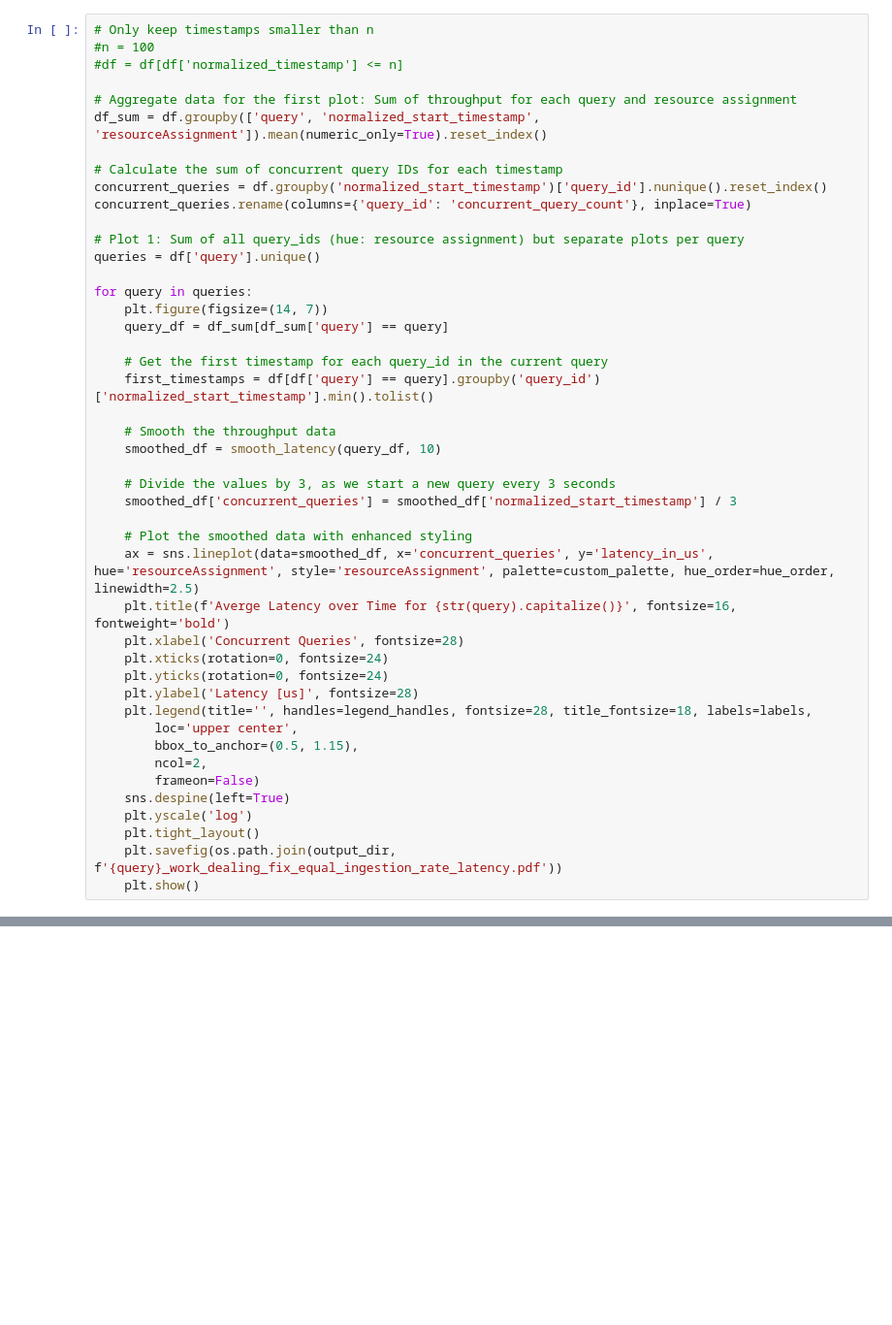
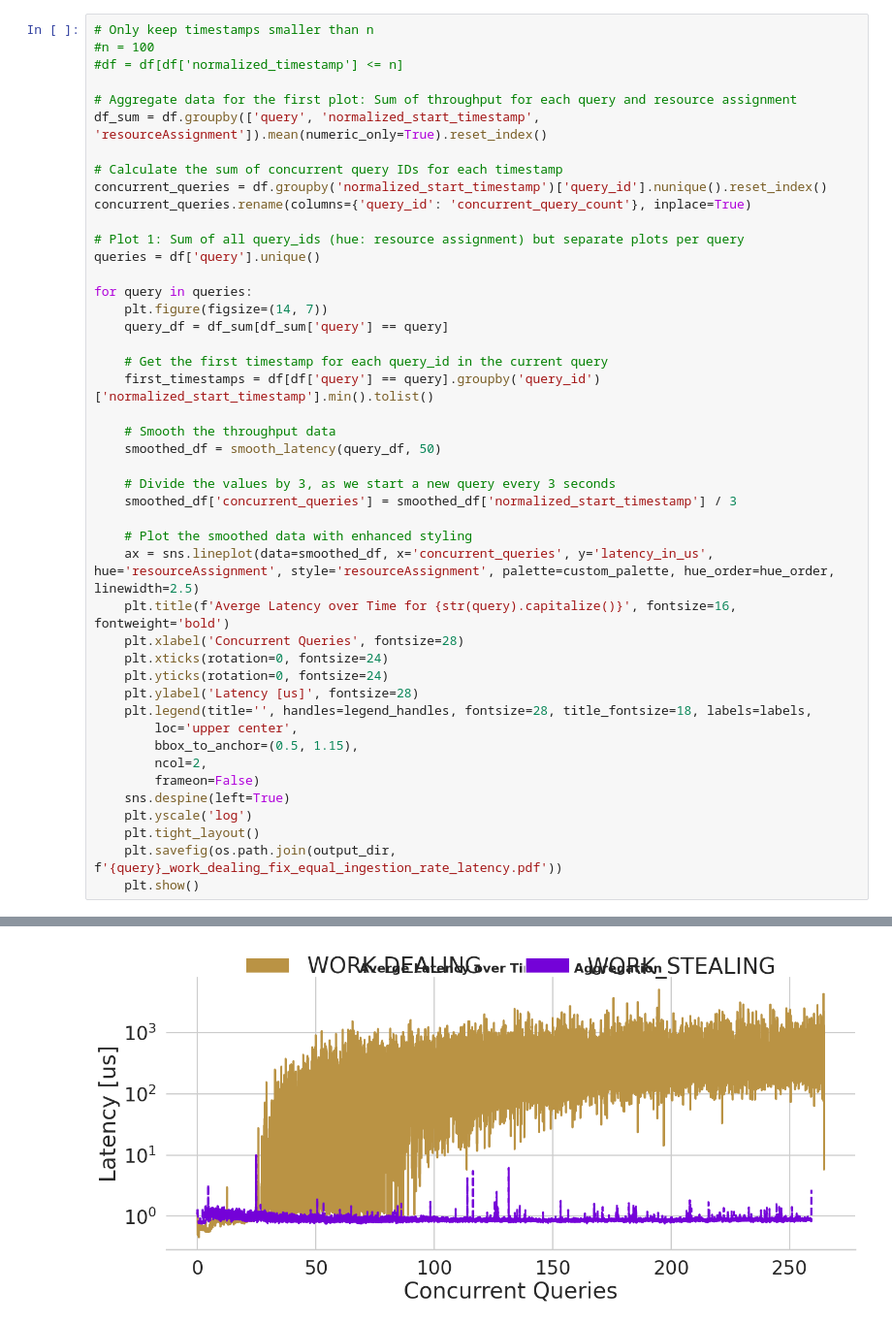
Before and after one commit to keyseven123/engine-statemanagement-paper, a Jupyter notebook: scripts/benchmarking/work-dealing/work-dealing-fixed/plots/WorkDealing_vs_Stealing_Fixed.ipynb, the cells around one changed output, grey strips where cells are left out. Shown at 97% size. Cells and saved outputs as stored; diff of their text form; blank space fills up the shorter version.

```diff
--- a/scripts/benchmarking/work-dealing/work-dealing-fixed/plots/WorkDealing_vs_Stealing_Fixed.ipynb
+++ b/scripts/benchmarking/work-dealing/work-dealing-fixed/plots/WorkDealing_vs_Stealing_Fixed.ipynb
@@ -227,7 +281,7 @@ for query in queries:
     first_timestamps = df[df['query'] == query].groupby('query_id')['normalized_start_timestamp'].min().tolist()
 
     # Smooth the throughput data
-    smoothed_df = smooth_latency(query_df, 10)
+    smoothed_df = smooth_latency(query_df, 50)
 
     # Divide the values by 3, as we start a new query every 3 seconds
     smoothed_df['concurrent_queries'] = smoothed_df['normalized_start_timestamp'] / 3
@@ -249,3 +303,4 @@ for query in queries:
     plt.tight_layout()
     plt.savefig(os.path.join(output_dir, f'{query}_work_dealing_fix_equal_ingestion_rate_latency.pdf'))
     plt.show()
+# %% [output]
@@ -251,0 +322 @@ for query in queries:
+[figure, added]
```
Also changed, not shown: parts of 8 cells of this notebook.
